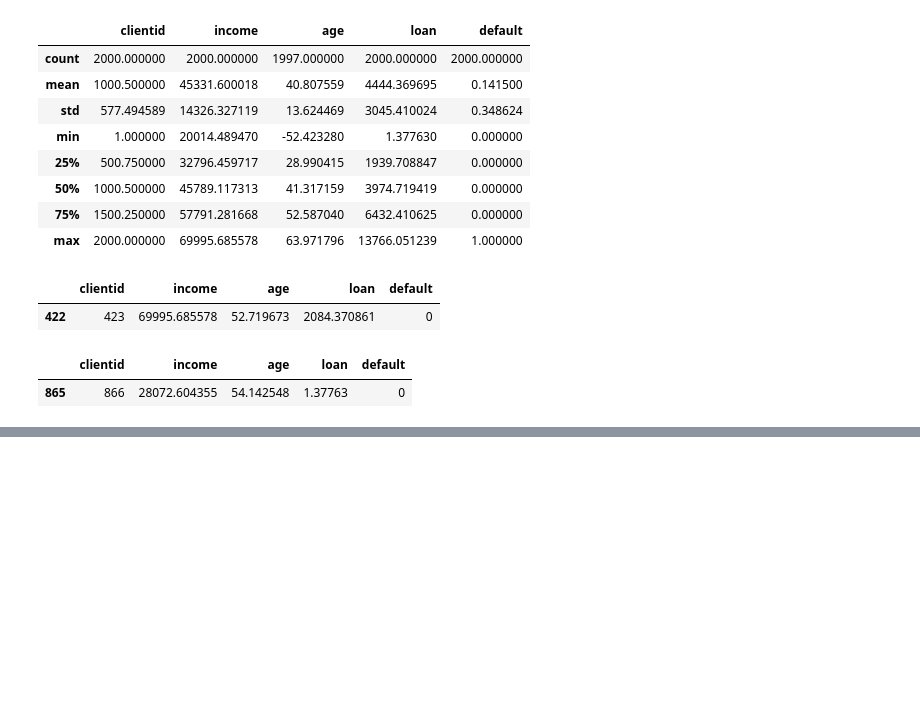
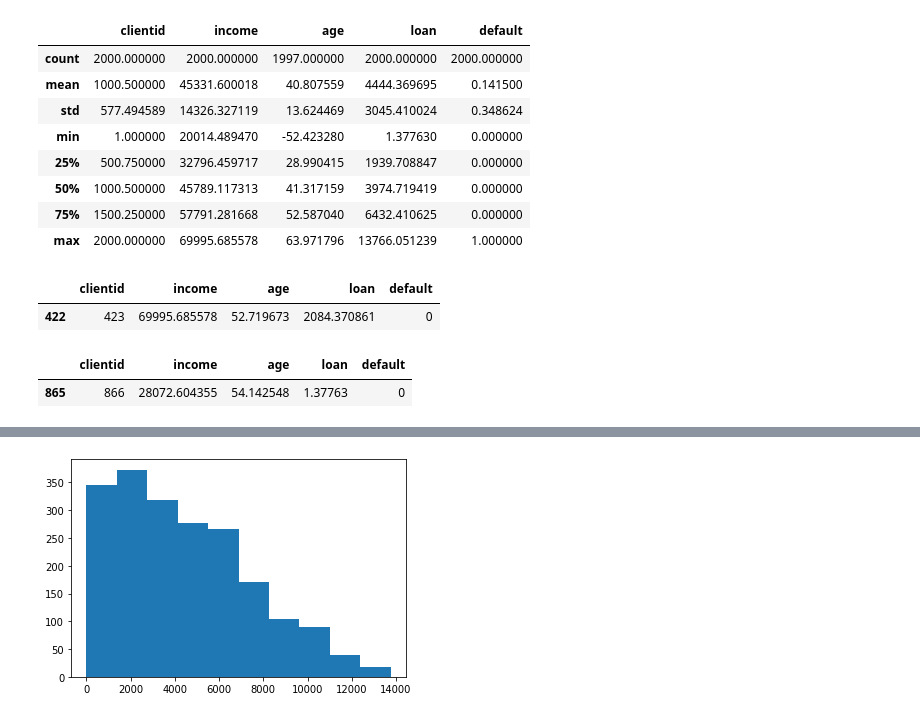
Before and after one commit to vasconcelosjean42/machine_learning-and-data-science-iaexpert, a Jupyter notebook: classificacao/parte_01_classificacao.ipynb, the cells around one changed output, grey strips where cells are left out. Drawn from its saved outputs; the diff is of its cells as text; code cells hidden in the pictures; blank space fills up the shorter version.

```diff
--- a/classificacao/parte_01_classificacao.ipynb
+++ b/classificacao/parte_01_classificacao.ipynb
@@ -73,0 +95,4 @@ base_credit[base_credit['loan'] <= 1.377630]
+# %%
+plt.hist(x = base_credit['loan']);
+# %% [output]
+[figure, added]
```
Also changed, not shown: parts of 6 cells of this notebook.
